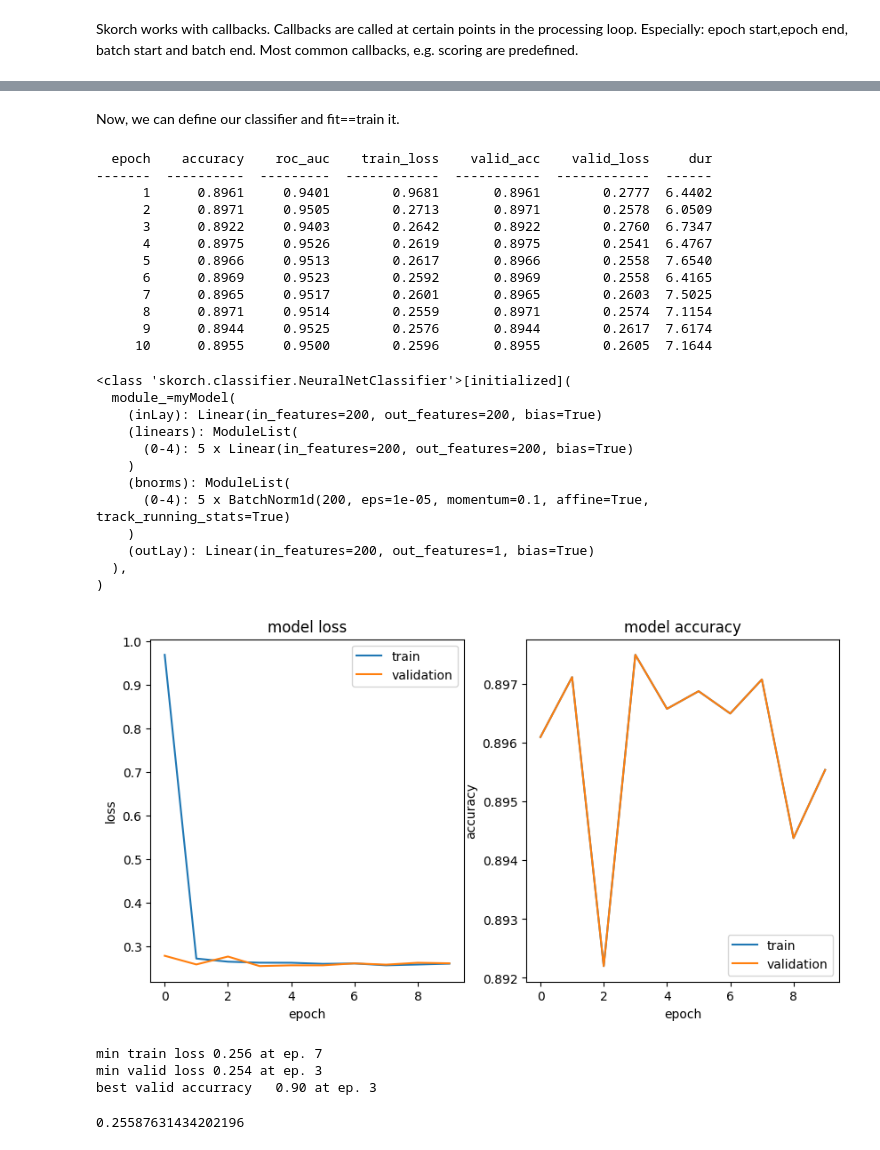
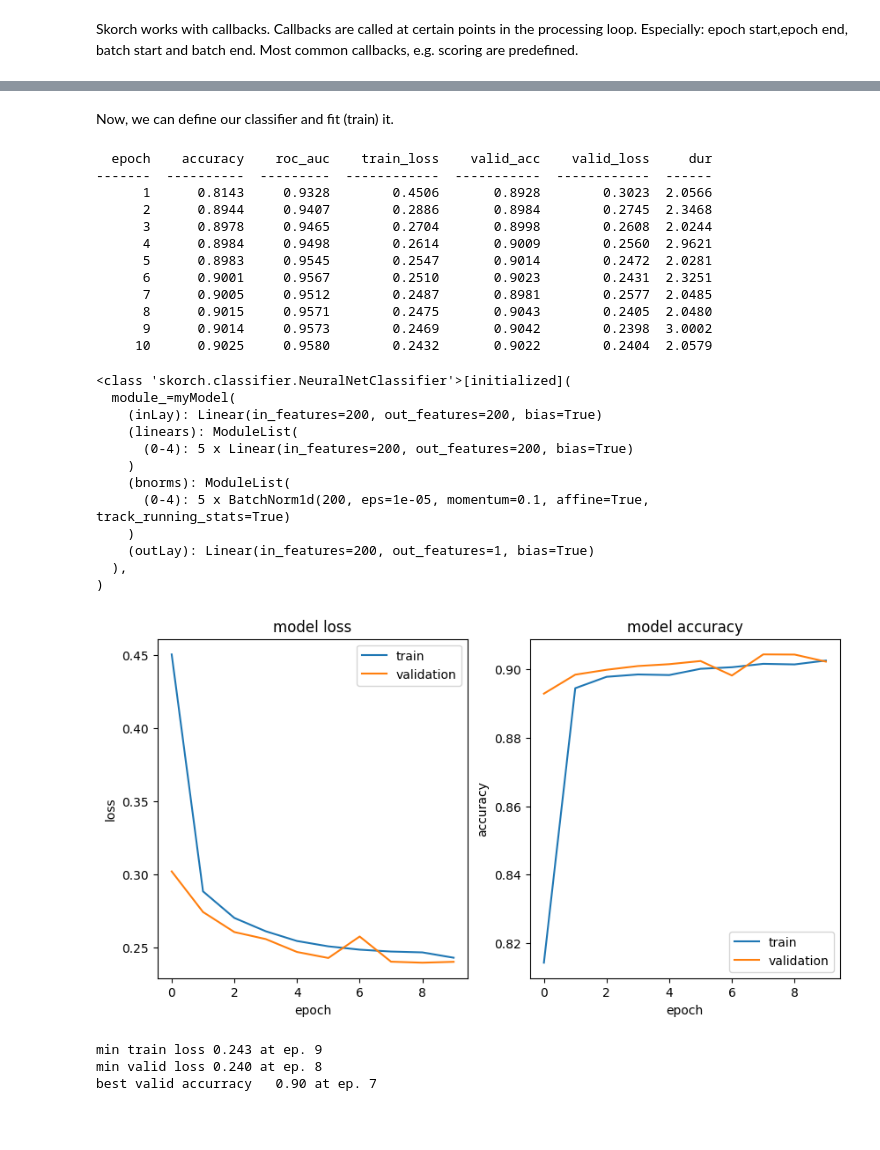
Before and after one commit to dkgithub/wiehl24, a Jupyter notebook: skorch.ipynb, the cells around one changed output, grey strips where cells are left out. Saved outputs shown, nothing was run; the diff lists cells and outputs as text; code cells hidden in the pictures; blank space fills up the shorter version.

```diff
--- a/skorch.ipynb
+++ b/skorch.ipynb
@@ -115,7 +89,7 @@ dataset test    length 50000    shape torch.Size([50000, 200])
 # %% [markdown]
 Skorch works with callbacks. Callbacks are called at certain points in the processing loop. Especially: epoch start,epoch end, batch start and batch end. Most common callbacks, e.g. scoring are predefined.
 # %%
-from skorch.callbacks import EpochScoring,EpochTimer
+from skorch.callbacks import EpochScoring, EpochTimer
 auc = EpochScoring(scoring='roc_auc',  lower_is_better=False)
-acc = EpochScoring(scoring='accuracy', lower_is_better=False)
+acc = EpochScoring(scoring='accuracy', on_train=True, lower_is_better=False)
 # %% [markdown]
@@ -151,18 +125,19 @@ class myModel(nn.Module):
 # we initiate the model
 model=myModel()
 # %% [markdown]
-Now, we can define our classifier and fit==train it.
+Now, we can define our classifier and fit (train) it.
 # %%
+
 from skorch import NeuralNetClassifier
 net = NeuralNetClassifier(
     model,
     criterion=nn.BCELoss,
     optimizer=torch.optim.Adam,
-    lr=0.01,
+    lr=0.001,
     batch_size=500,
     max_epochs=10,
     callbacks=[acc,auc],
-    train_split=predefined_split(ds_valid),
+    train_split=predefined_split(ds_train),
     # Shuffle training data on each epoch
     iterator_train__shuffle=True,
     #callbacks=[LivePlot],
@@ -173,16 +148,16 @@ net.fit(ds_train, ds_train.tensors[1])
 # %% [output]
   epoch    accuracy    roc_auc    train_loss    valid_acc    valid_loss     dur
 -------  ----------  ---------  ------------  -----------  ------------  ------
-      1      0.8961     0.9401        0.9681       0.8961        0.2777  6.4402
-      2      0.8971     0.9505        0.2713       0.8971        0.2578  6.0509
-      3      0.8922     0.9403        0.2642       0.8922        0.2760  6.7347
-      4      0.8975     0.9526        0.2619       0.8975        0.2541  6.4767
-      5      0.8966     0.9513        0.2617       0.8966        0.2558  7.6540
-      6      0.8969     0.9523        0.2592       0.8969        0.2558  6.4165
-      7      0.8965     0.9517        0.2601       0.8965        0.2603  7.5025
-      8      0.8971     0.9514        0.2559       0.8971        0.2574  7.1154
-      9      0.8944     0.9525        0.2576       0.8944        0.2617  7.6174
-     10      0.8955     0.9500        0.2596       0.8955        0.2605  7.1644
+      1      0.8143     0.9328        0.4506       0.8928        0.3023  2.0566
+      2      0.8944     0.9407        0.2886       0.8984        0.2745  2.3468
+      3      0.8978     0.9465        0.2704       0.8998        0.2608  2.0244
+      4      0.8984     0.9498        0.2614       0.9009        0.2560  2.9621
+      5      0.8983     0.9545        0.2547       0.9014        0.2472  2.0281
+      6      0.9001     0.9567        0.2510       0.9023        0.2431  2.3251
+      7      0.9005     0.9512        0.2487       0.8981        0.2577  2.0485
+      8      0.9015     0.9571        0.2475       0.9043        0.2405  2.0480
+      9      0.9014     0.9573        0.2469       0.9042        0.2398  3.0002
+     10      0.9025     0.9580        0.2432       0.9022        0.2404  2.0579
 <class 'skorch.classifier.NeuralNetClassifier'>[initialized](
   module_=myModel(
     (inLay): Linear(in_features=200, out_features=200, bias=True)
@@ -231,12 +173,7 @@ def plotLearningCurvesSkorch(history,start=0,stop=None):
 # %%
-plotLearningCurvesSkorch(net.history)
+hlp.plots.plotLearningCurvesSkorch(net.history)
 # %% [output]
-[figure, old version]
+[figure, new version]
-min train loss 0.256 at ep. 7
-min valid loss 0.254 at ep. 3
-best valid accurracy   0.90 at ep. 3
+min train loss 0.243 at ep. 9
+min valid loss 0.240 at ep. 8
+best valid accurracy   0.90 at ep. 7
-# %%
-minTrain=np.argmin(net.history[:,'train_loss'])
-net.history[:,'train_loss'][minTrain]
-# %% [output]
-0.25587631434202196
```
Also changed, not shown: parts of 19 cells of this notebook.
